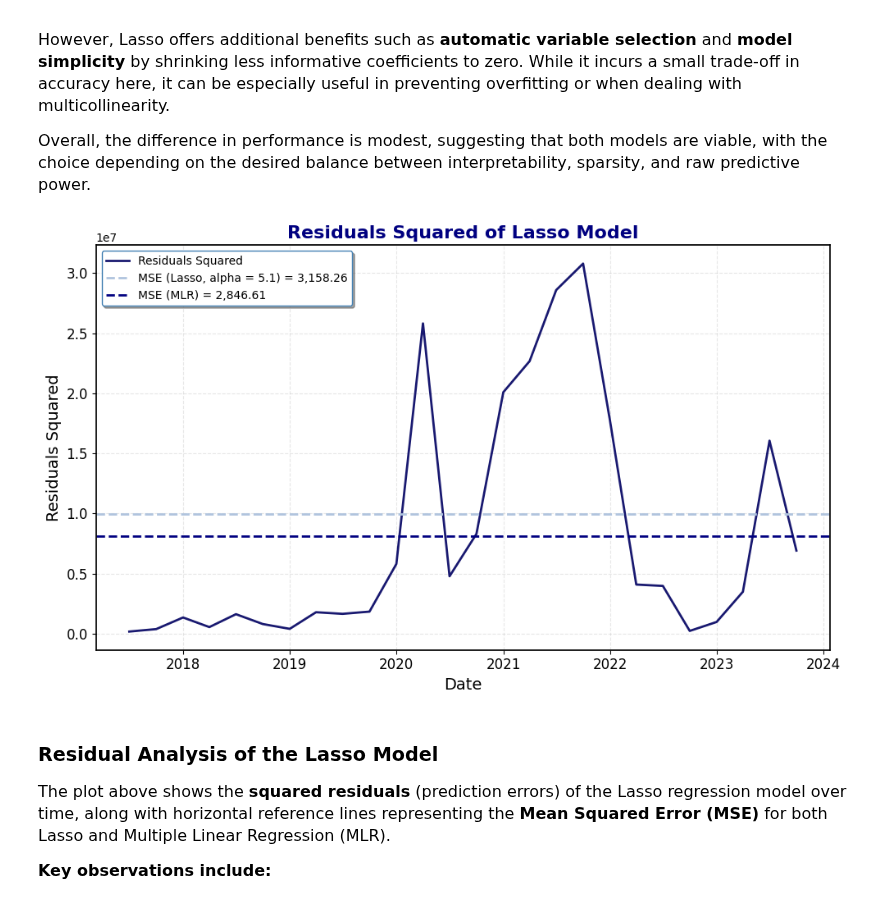
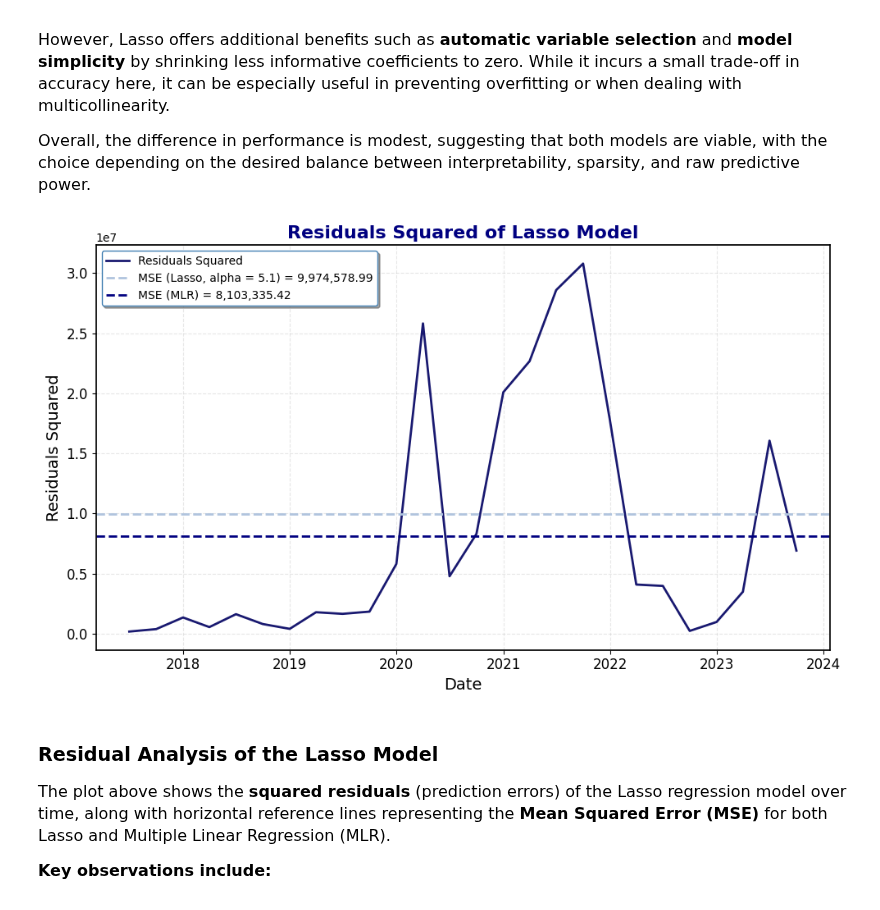
Before and after one commit to allarde2/Macroeconomic-Factors-Stock-Maket-Performance-CMSE-202-final-project-, a Jupyter notebook: lasso/NASDAQ Lasso.ipynb, the cells around one changed output. Cells and saved outputs as stored; diff of their text form; code cells hidden in the pictures.

Commit message:
Updated # on lasso notebooks

```diff
--- a/lasso/NASDAQ Lasso.ipynb
+++ b/lasso/NASDAQ Lasso.ipynb
@@ -248,22 +339,31 @@ plt.show()
   the NASDAQ index.
 </p>
 # %%
-# MLR for MSE comparison
+# MLR for MSE comparison with Lasso model
 
+# Define the independent and dependent variables for the MLR model
 independent_variables = ['CPI', 'Real_IR', 'Unemployment_Rate', 'GDP_Growth', 'M2_Supply', 'Federal_Funds_Rate']
 dependent_variable = ['NASDAQ']
 
+# Extract independent variables and add a constant for the intercept
 x = data[independent_variables]
-x_constant = sm.add_constant(x) # Adding a constant value of x
+x_constant = sm.add_constant(x)
+
+# Extract the dependent variable (NASDAQ index)
 y = data[dependent_variable]
-x_train, x_test, y_train, y_test = train_test_split(x_constant, y, test_size = .20, shuffle = False)
 
-# Running OLS
+# Split the data into training and testing sets (80/20 split), preserving time order
+x_train, x_test, y_train, y_test = train_test_split(x_constant, y, test_size = 0.20, shuffle = False)
+
+# Fit an Ordinary Least Squares (OLS) regression model using the training data
 model = sm.OLS(y_train, x_train).fit()
+
+# Generate predictions on the test set
 y_pred = model.predict(x_test)
 
+# Calculate Mean Squared Error (MSE) and Root Mean Squared Error (RMSE) for the MLR model
 mse_MLR = mean_squared_error(y_test, y_pred)
-rmse_MLR = mse_MLR ** .5
+rmse_MLR = mse_MLR ** 0.5
 # %% [markdown]
 <h3 style="font-family: 'Times New Roman'; color: black;">Model Performance Comparison: MLR vs Lasso</h3>
 <p style="font-family: 'Times New Roman'; font-size: 16px; color: black;">
@@ -290,33 +390,71 @@ rmse_MLR = mse_MLR ** .5
   balance between interpretability, sparsity, and raw predictive power.
 </p>
 # %%
+# Convert y_test to a Series for element-wise operations
 y_test_series = y_test.squeeze()
+
+# Calculate squared residuals from the Lasso model predictions
 residuals_squared = (y_test_series - y_pred) ** 2
 
-plt.figure(figsize=(10, 6))
-plt.plot(dates, residuals_squared, color = 'midnightblue', linewidth = 2, label = 'Residuals Squared')
-plt.axhline(mse, color = 'lightsteelblue', linestyle = '--', linewidth = 2,
-            label = 'MSE (Lasso, alpha = 5.1) = 3,158.26')
-plt.axhline(mse_MLR, color = 'navy', linestyle = '--', linewidth = 2,
-            label ='MSE (MLR) = 2,846.61')
+# Plot residuals squared for the Lasso model, with MSE comparison against both Lasso and MLR
+# (Plot aesthetics consulted generative AI)
 
-plt.title('Residuals Squared of Lasso Model', fontsize = 16, weight = 'bold', color = 'navy')
+plt.figure(figsize = (10, 6))  # Set plot size
+
+# Plot Lasso residuals squared
+plt.plot(dates, residuals_squared,
+         color = 'midnightblue',
+         linewidth = 2,
+         label = 'Residuals Squared')
+
+# Horizontal line showing Lasso MSE
+plt.axhline(mse,
+            color = 'lightsteelblue',
+            linestyle = '--',
+            linewidth = 2,
+            label = 'MSE (Lasso, alpha = 5.1) = 9,974,578.99')
+
+# Horizontal line showing MLR MSE
+plt.axhline(mse_MLR,
+            color = 'navy',
+            linestyle = '--',
+            linewidth = 2,
+            label = 'MSE (MLR) = 8,103,335.42')
+
+# Add title and axis labels
+plt.title('Residuals Squared of Lasso Model',
+          fontsize = 16,
+          weight = 'bold',
+          color = 'navy')
+
 plt.xlabel('Date', fontsize = 14)
 plt.ylabel('Residuals Squared', fontsize = 14)
+
+# Format tick labels
 plt.xticks(fontsize = 12)
 plt.yticks(fontsize = 12)
+
+# Add grid for better readability
 plt.grid(True, linestyle = '--', alpha = 0.3)
 
+# Set white background for plot area
 plt.gca().set_facecolor('white')
+
+# Customize plot borders
 for spine in plt.gca().spines.values():
     spine.set_linewidth(1.25)
     spine.set_color('black')
 
-plt.legend(fontsize = 10, frameon = True, edgecolor = 'steelblue', shadow= True)
+# Add legend with styling
+plt.legend(fontsize = 10, frameon = True, edgecolor = 'steelblue', shadow = True)
+
+# Adjust layout to prevent clipping
 plt.tight_layout()
+
+# Display the plot
 plt.show()
 # %% [output]
-[figure, old version]
+[figure, new version]
 # %% [markdown]
 <h3 style="font-family: 'Times New Roman'; color: black;">Residual Analysis of the Lasso Model</h3>
 <p style="font-family: 'Times New Roman'; font-size: 16px; color: black;">
```
Also changed, not shown: parts of 15 cells of this notebook.
